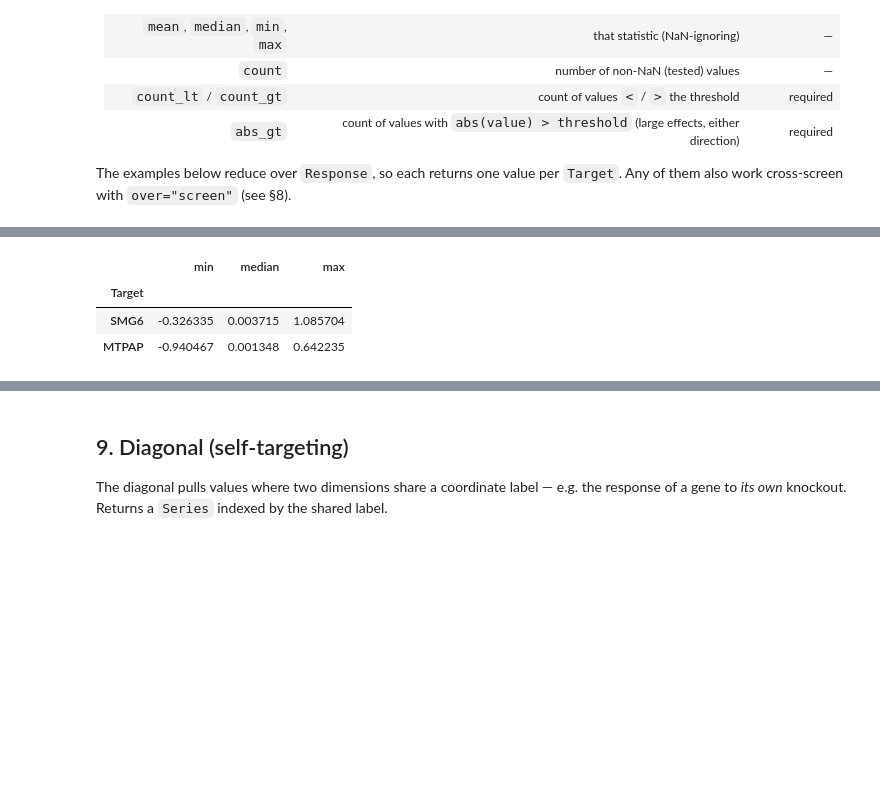
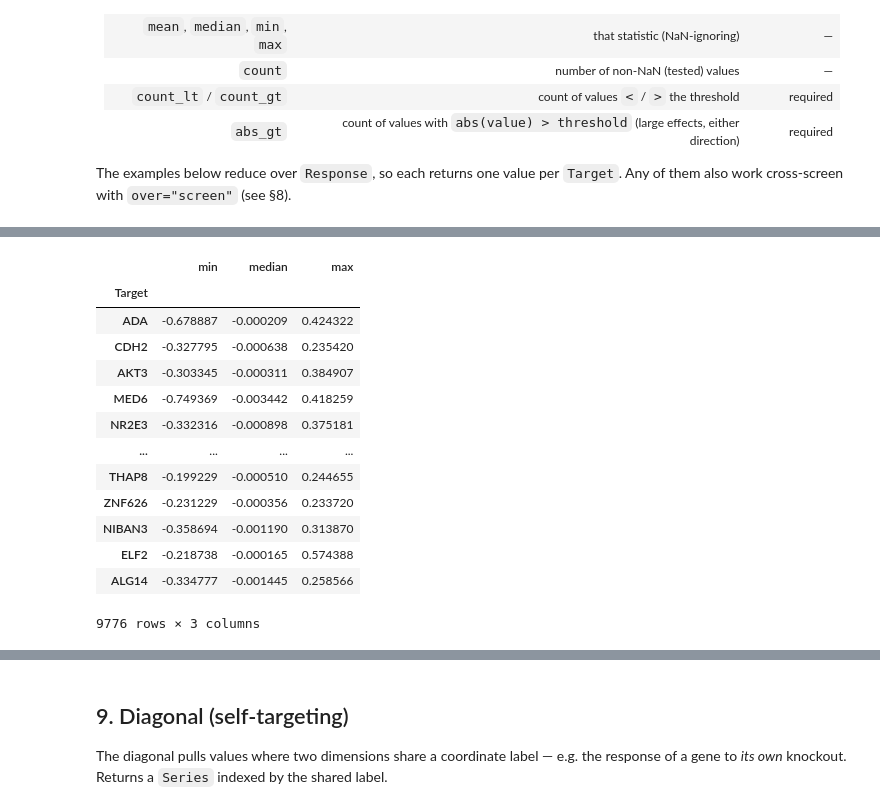
Before and after one commit to broadinstitute/cheesemonger, a Jupyter notebook: clients/cheesypy/examples/tutorial.ipynb, the cells around one changed output, grey strips where cells are left out. Saved outputs shown, nothing was run; the diff lists cells and outputs as text; code cells hidden in the pictures; blank space fills up the shorter version.

```diff
--- a/clients/cheesypy/examples/tutorial.ipynb
+++ b/clients/cheesypy/examples/tutorial.ipynb
@@ -42,8 +43,8 @@ import httpx
 from cheesypy import Cheesemonger
 
 # DEV_BASE_URL = "https://dev.cds.team/cheesemonger"
-PROD_BASE_URL = "https://cheesemonger.cds.team/"
-# PROD_BASE_URL = "https://cds.team/cheesemonger"
+# PROD_BASE_URL = "https://cheesemonger.cds.team/"
+PROD_BASE_URL = "https://cds.team/cheesemonger"
 
 USERNAME = "cheesemonger-test"
 PASSWORD = "crackers1020"
@@ -315,8 +341,8 @@ Wall time: 344 ms
 # min / max / median of L2FC across response genes, per target
 import pandas as pd
 
-mn  = cm.aggregate("perturb-scuba", "L2FC", over="Response", how="min",    screen="PS-SC-1", Timepoint="D4")
-med = cm.aggregate("perturb-scuba", "L2FC", over="Response", how="median", screen="PS-SC-1", Timepoint="D4")
-mx  = cm.aggregate("perturb-scuba", "L2FC", over="Response", how="max",    screen="PS-SC-1", Timepoint="D4")
+mn  = cm.aggregate("dmc3_degs", "L2FC", over="Response", how="min",    Screen="PS-SC-000651-GG01", Timepoint="D4")
+med = cm.aggregate("dmc3_degs", "L2FC", over="Response", how="median", Screen="PS-SC-000651-GG01", Timepoint="D4")
+mx  = cm.aggregate("dmc3_degs", "L2FC", over="Response", how="max",    Screen="PS-SC-000651-GG01", Timepoint="D4")
 pd.DataFrame({"min": mn, "median": med, "max": mx})   # rows = Target
 # %% [output]
@@ -325,7 +351,17 @@ Wall time: 574 ms
 |  | min | median | max |
 | Target |  |  |  |
-| SMG6 | -0.326335 | 0.003715 | 1.085704 |
-| MTPAP | -0.940467 | 0.001348 | 0.642235 |
+| ADA | -0.678887 | -0.000209 | 0.424322 |
+| CDH2 | -0.327795 | -0.000638 | 0.235420 |
+| AKT3 | -0.303345 | -0.000311 | 0.384907 |
+| MED6 | -0.749369 | -0.003442 | 0.418259 |
+| NR2E3 | -0.332316 | -0.000898 | 0.375181 |
+| ... | ... | ... | ... |
+| THAP8 | -0.199229 | -0.000510 | 0.244655 |
+| ZNF626 | -0.231229 | -0.000356 | 0.233720 |
+| NIBAN3 | -0.358694 | -0.001190 | 0.313870 |
+| ELF2 | -0.218738 | -0.000165 | 0.574388 |
+| ALG14 | -0.334777 | -0.001445 | 0.258566 |
+9776 rows × 3 columns
 # %%
 %%time
 # `count`: how many response genes were actually tested (non-NaN) per target
```
Also changed, not shown: parts of 50 cells of this notebook, 1 other file.
